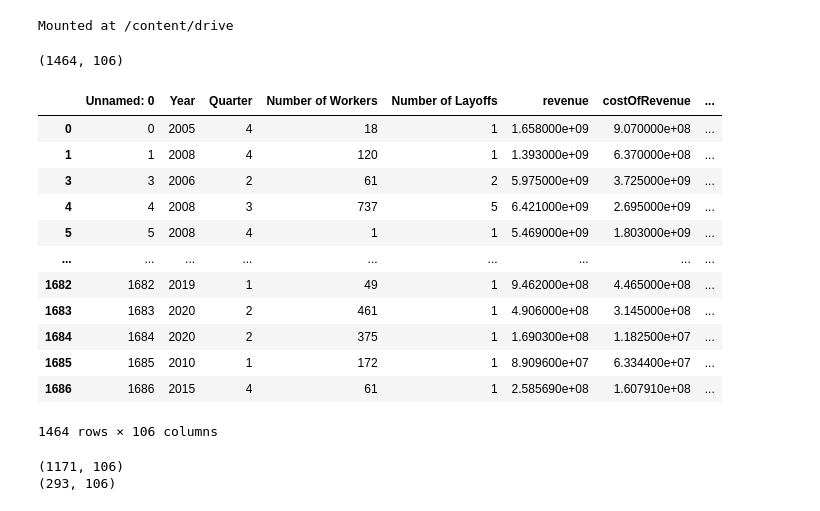
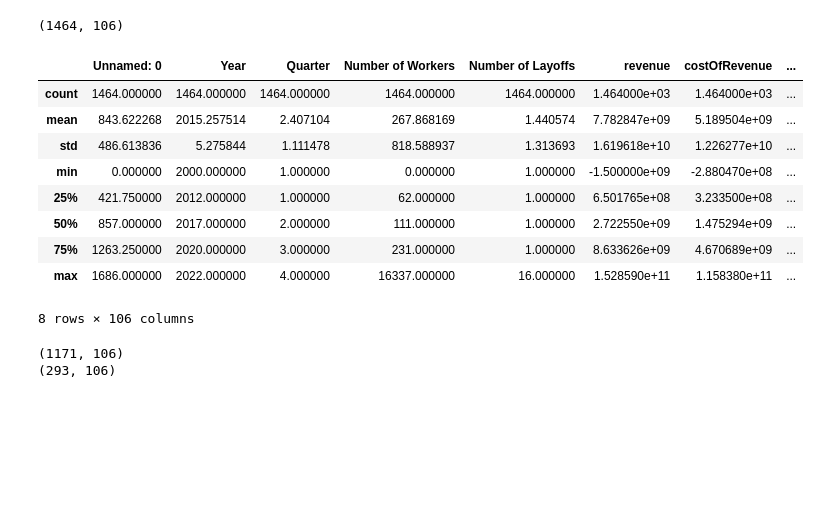
Before and after one commit to fatbuddy/layoffs-decoded, a Jupyter notebook: analysis/q2_regression.ipynb, the cells around one changed output. Cells and saved outputs as stored; diff of their text form; code cells hidden in the pictures; blank space fills up the shorter version.

Commit message:
chore: clean up notebook

```diff
--- a/analysis/q2_regression.ipynb
+++ b/analysis/q2_regression.ipynb
@@ -32,35 +26,38 @@ import joblib
 import matplotlib.pyplot as plt
-# %%
-from google.colab import drive
-drive.mount('/content/drive')
-# %% [output]
-Mounted at /content/drive
+# %%
+AWS_S3_BUCKET = "layoffs-decoded-master"
+AWS_ACCESS_KEY_ID = "AKIAUHN3JA72IHF7WP6J"
+AWS_SECRET_ACCESS_KEY = "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"
 # %%
-df = pd.read_csv("/content/drive/MyDrive/Colab Notebooks/data/final_combind.csv")
+folder_path = "training_data_q1"
+layoffs_csv = "final_combined.csv"
+
+# loading training data from AWS S3
+df = pd.read_csv(
+    f"s3://{AWS_S3_BUCKET}/{folder_path}/{layoffs_csv}",
+    storage_options={
+        "key": AWS_ACCESS_KEY_ID,
+        "secret": AWS_SECRET_ACCESS_KEY
+    },
+)
+
 removed_columns = list(filter(lambda c: c.endswith('cash-flow-statement'), df.columns))
-# print(removed_columns)
 df = df.drop(removed_columns, axis=1)
-# df = df.drop(['Unnamed: 0'], axis=1)
-# df = df[df['Year']>2019]
 df = df.dropna()
 print(df.shape)
 df.describe()
-df
 # %% [output]
 (1464, 106)
 |  | Unnamed: 0 | Year | Quarter | Number of Workers | Number of Layoffs | revenue | costOfRevenue | ... |
-| 0 | 0 | 2005 | 4 | 18 | 1 | 1.658000e+09 | 9.070000e+08 | ... |
-| 1 | 1 | 2008 | 4 | 120 | 1 | 1.393000e+09 | 6.370000e+08 | ... |
-| 3 | 3 | 2006 | 2 | 61 | 2 | 5.975000e+09 | 3.725000e+09 | ... |
-| 4 | 4 | 2008 | 3 | 737 | 5 | 6.421000e+09 | 2.695000e+09 | ... |
-| 5 | 5 | 2008 | 4 | 1 | 1 | 5.469000e+09 | 1.803000e+09 | ... |
-| ... | ... | ... | ... | ... | ... | ... | ... | ... |
-| 1682 | 1682 | 2019 | 1 | 49 | 1 | 9.462000e+08 | 4.465000e+08 | ... |
-| 1683 | 1683 | 2020 | 2 | 461 | 1 | 4.906000e+08 | 3.145000e+08 | ... |
-| 1684 | 1684 | 2020 | 2 | 375 | 1 | 1.690300e+08 | 1.182500e+07 | ... |
-| 1685 | 1685 | 2010 | 1 | 172 | 1 | 8.909600e+07 | 6.334400e+07 | ... |
-| 1686 | 1686 | 2015 | 4 | 61 | 1 | 2.585690e+08 | 1.607910e+08 | ... |
+| count | 1464.000000 | 1464.000000 | 1464.000000 | 1464.000000 | 1464.000000 | 1.464000e+03 | 1.464000e+03 | ... |
+| mean | 843.622268 | 2015.257514 | 2.407104 | 267.868169 | 1.440574 | 7.782847e+09 | 5.189504e+09 | ... |
+| std | 486.613836 | 5.275844 | 1.111478 | 818.588937 | 1.313693 | 1.619618e+10 | 1.226277e+10 | ... |
+| min | 0.000000 | 2000.000000 | 1.000000 | 0.000000 | 1.000000 | -1.500000e+09 | -2.880470e+08 | ... |
+| 25% | 421.750000 | 2012.000000 | 1.000000 | 62.000000 | 1.000000 | 6.501765e+08 | 3.233500e+08 | ... |
+| 50% | 857.000000 | 2017.000000 | 2.000000 | 111.000000 | 1.000000 | 2.722550e+09 | 1.475294e+09 | ... |
+| 75% | 1263.250000 | 2020.000000 | 3.000000 | 231.000000 | 1.000000 | 8.633626e+09 | 4.670689e+09 | ... |
+| max | 1686.000000 | 2022.000000 | 4.000000 | 16337.000000 | 16.000000 | 1.528590e+11 | 1.158380e+11 | ... |
-1464 rows × 106 columns
+8 rows × 106 columns
 # %%
 def forward_elimination_feature_selection(inp_df, num_features):
     input_df = inp_df.drop(columns={'Number of Workers','percent_layoff','Unnamed: 0','Number of Layoffs'})
```
Also changed, not shown: parts of 13 cells of this notebook.
